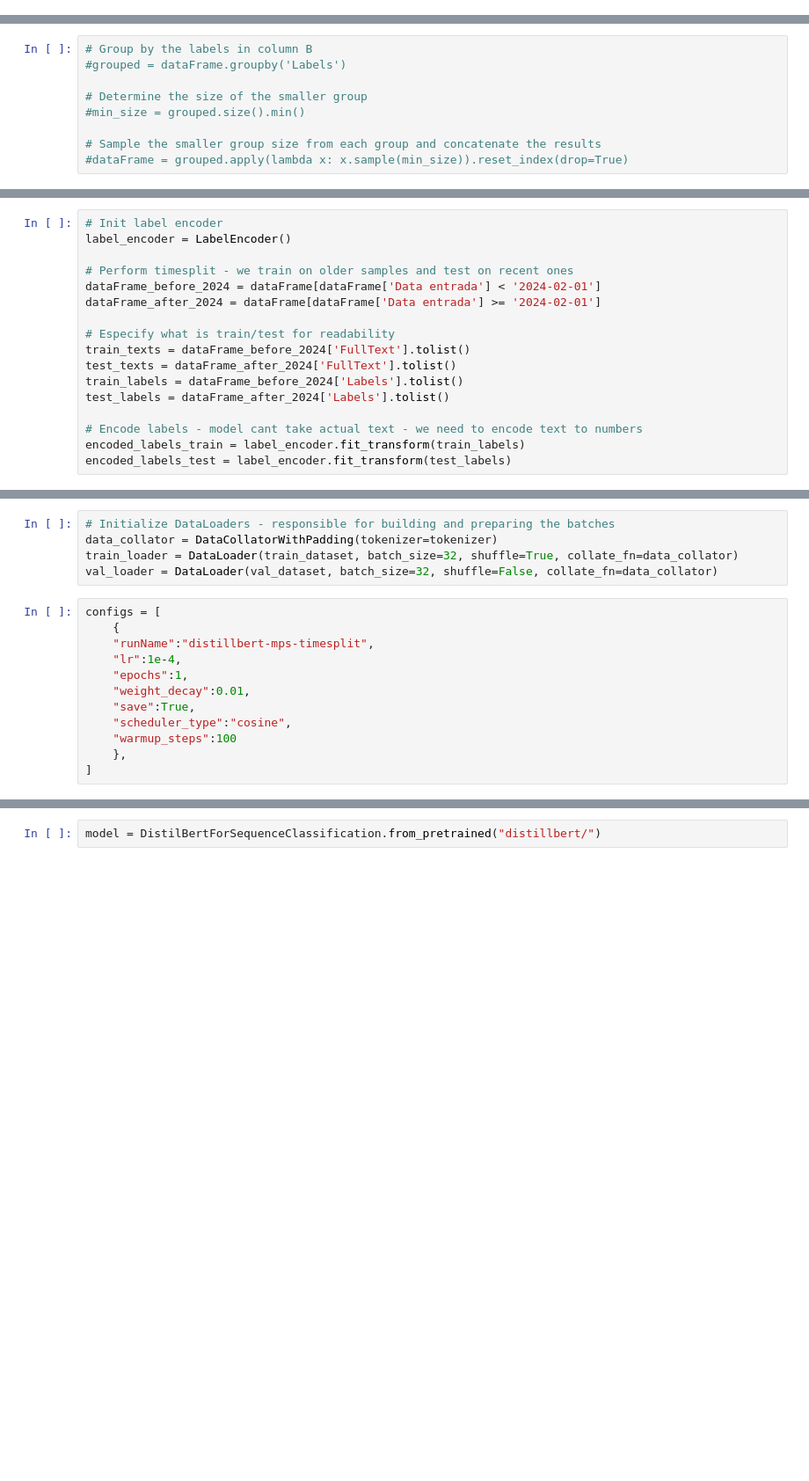
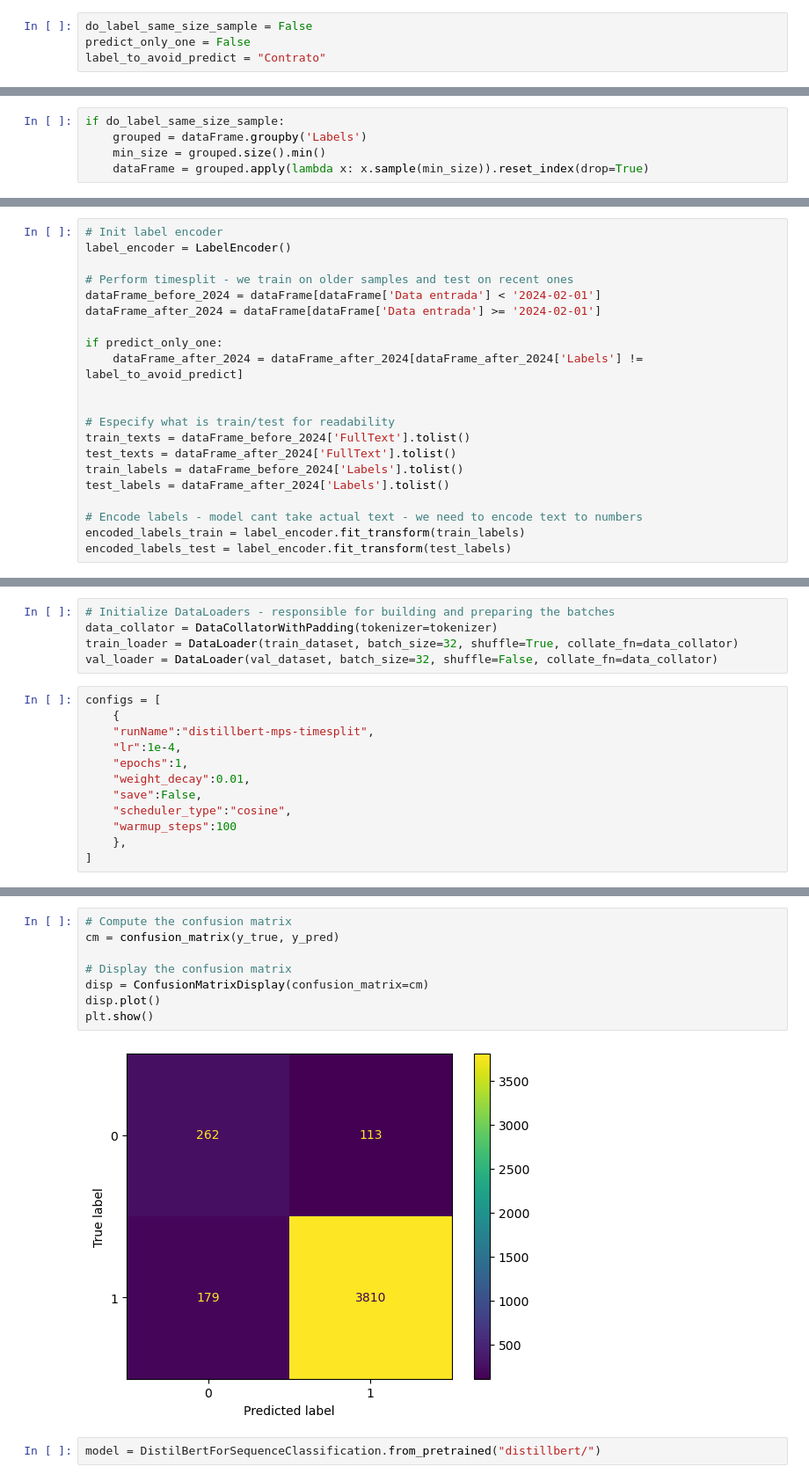
Before and after one commit to rvalgreen/machine_learning_playground, a Jupyter notebook: distillbert_ai.ipynb, the cells around one changed output, grey strips where cells are left out. Shown: that part at 88% size. Drawn from its saved outputs; the diff is of its cells as text; blank space fills up the shorter version.

```diff
--- a/distillbert_ai.ipynb
+++ b/distillbert_ai.ipynb
@@ -68,6 +72,10 @@ def getOptimizer(model, total_train_steps, scheduler_type="linear",
         )
 
     return optimizer, lr_scheduler
+# %%
+do_label_same_size_sample = False
+predict_only_one = False
+label_to_avoid_predict = "Contrato"
 # %% [markdown]
 # DISTILLBERT TIMESPLIT
 # %%
@@ -100,14 +108,10 @@ dataFrame = dataFrame[dataFrame['Origem'] != "Requisição"]
 # Set Labels column (this is unecessary as we can use Origem - but good for readability)
 dataFrame['Labels'] = dataFrame['Origem']
 # %%
-# Group by the labels in column B
-#grouped = dataFrame.groupby('Labels')
-
-# Determine the size of the smaller group
-#min_size = grouped.size().min()
-
-# Sample the smaller group size from each group and concatenate the results
-#dataFrame = grouped.apply(lambda x: x.sample(min_size)).reset_index(drop=True)
+if do_label_same_size_sample:
+    grouped = dataFrame.groupby('Labels')
+    min_size = grouped.size().min()
+    dataFrame = grouped.apply(lambda x: x.sample(min_size)).reset_index(drop=True)
 # %%
 feature_columns = ["Fornecedor","Data Emissão","Data entrada","Data vencimento indicada", "Valor com IVA"]
 # Function to format the row data
@@ -143,6 +147,10 @@ label_encoder = LabelEncoder()
 # Perform timesplit - we train on older samples and test on recent ones
 dataFrame_before_2024 = dataFrame[dataFrame['Data entrada'] < '2024-02-01']
 dataFrame_after_2024 = dataFrame[dataFrame['Data entrada'] >= '2024-02-01']
+
+if predict_only_one:
+    dataFrame_after_2024 = dataFrame_after_2024[dataFrame_after_2024['Labels'] != label_to_avoid_predict]
+
 
 # Especify what is train/test for readability
 train_texts = dataFrame_before_2024['FullText'].tolist()
@@ -196,7 +227,7 @@ configs = [
     "lr":1e-4,
     "epochs":1,
     "weight_decay":0.01,
-    "save":True,
+    "save":False,
     "scheduler_type":"cosine",
     "warmup_steps":100
     },
@@ -325,3 +402,13 @@ print(report)
+# %%
+# Compute the confusion matrix
+cm = confusion_matrix(y_true, y_pred)
+
+# Display the confusion matrix
+disp = ConfusionMatrixDisplay(confusion_matrix=cm)
+disp.plot()
+plt.show()
+# %% [output]
+[figure, added]
 # %%
 model = DistilBertForSequenceClassification.from_pretrained("distillbert/")
 # %%
```
Also changed, not shown: parts of 17 cells of this notebook, 5 other files.
